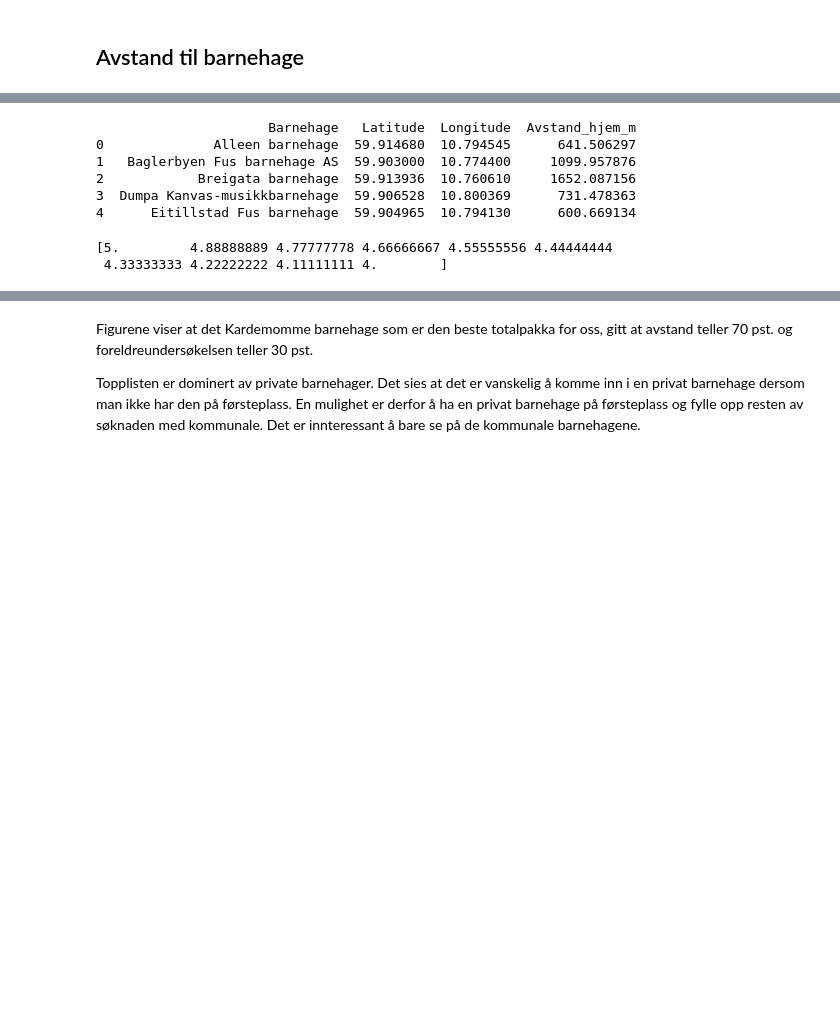
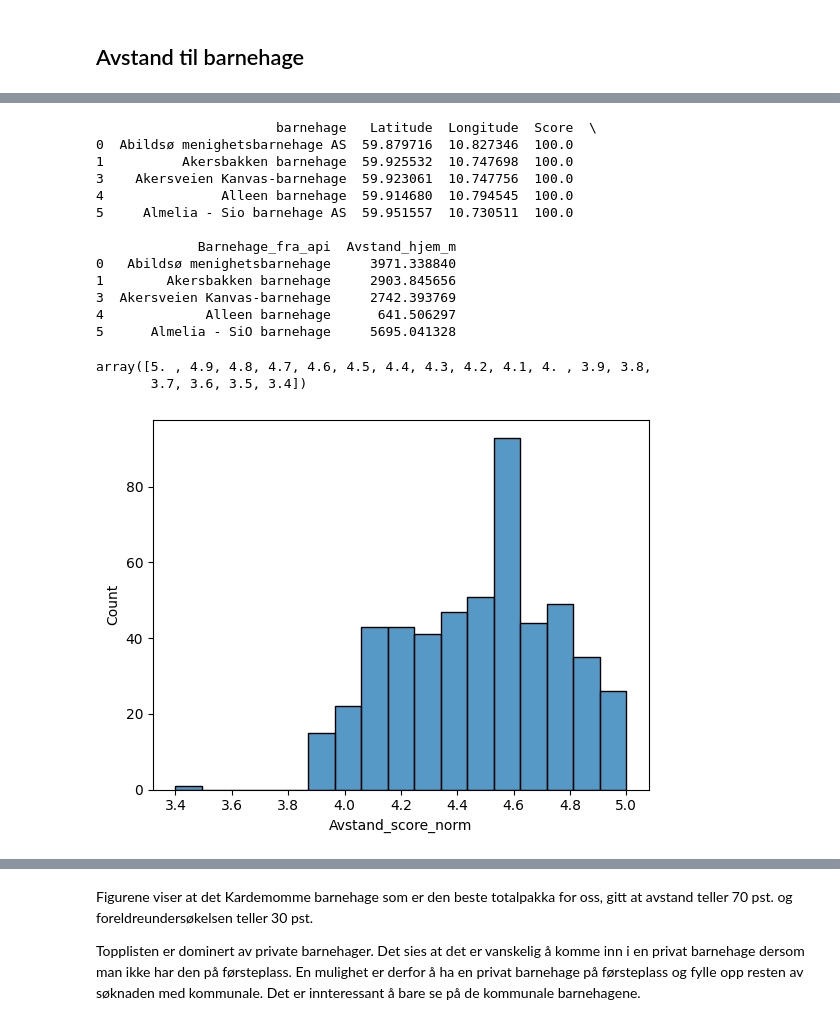
Before and after one commit to madsranden/barnehager_i_oslo, a Jupyter notebook: analyse.ipynb, the cells around one changed output, grey strips where cells are left out. Cells and saved outputs as stored; diff of their text form; code cells hidden in the pictures; blank space fills up the shorter version.

```diff
--- a/analyse.ipynb
+++ b/analyse.ipynb
@@ -278,6 +279,6 @@ Scoren på total tilfredshet bruker imidlertid ikke hele skalaen. Den største v
 # %%
 #Legger til hjem
-hjem = geocode_bedrift("Hedmarksgata 4")
+hjem = geocode_bedrift(hjem_adresse) #Hjemadresse er definert i toppen av arket for enkel oppdatering
 
 #Lager variabel med avstand mellom hjem og barnehage
 df_geo["Avstand_hjem_m"] = df_geo.apply(
@@ -286,16 +287,23 @@ df_geo["Avstand_hjem_m"] = df_geo.apply(
 
 print(df_geo.head())
 # %% [output]
-                      Barnehage   Latitude  Longitude  Avstand_hjem_m
-0              Alleen barnehage  59.914680  10.794545      641.506297
-1   Baglerbyen Fus barnehage AS  59.903000  10.774400     1099.957876
-2            Breigata barnehage  59.913936  10.760610     1652.087156
-3  Dumpa Kanvas-musikkbarnehage  59.906528  10.800369      731.478363
-4      Eitillstad Fus barnehage  59.904965  10.794130      600.669134
+                       barnehage   Latitude  Longitude  Score  \
+0  Abildsø menighetsbarnehage AS  59.879716  10.827346  100.0
+1          Akersbakken barnehage  59.925532  10.747698  100.0
+3    Akersveien Kanvas-barnehage  59.923061  10.747756  100.0
+4               Alleen barnehage  59.914680  10.794545  100.0
+5     Almelia - Sio barnehage AS  59.951557  10.730511  100.0
+
+             Barnehage_fra_api  Avstand_hjem_m
+0   Abildsø menighetsbarnehage     3971.338840
+1        Akersbakken barnehage     2903.845656
+3  Akersveien Kanvas-barnehage     2742.393769
+4             Alleen barnehage      641.506297
+5      Almelia - SiO barnehage     5695.041328
 # %%
 #Lager trinn for å gir en score
-trinn = np.linspace(5, 4, 10)
-print(trinn)
+trinn = np.linspace(df_wide["Tilfredshet"].max(), df_wide["Tilfredshet"].min(), len(df_wide["Tilfredshet"].value_counts()))
+trinn
 # %% [output]
-[5.         4.88888889 4.77777778 4.66666667 4.55555556 4.44444444
- 4.33333333 4.22222222 4.11111111 4.        ]
+array([5. , 4.9, 4.8, 4.7, 4.6, 4.5, 4.4, 4.3, 4.2, 4.1, 4. , 3.9, 3.8,
+       3.7, 3.6, 3.5, 3.4])
@@ -333,6 +329,13 @@ df_geo["Avstand_score_norm"] = (
     labels=trinn)
     .astype(float)
 )
+# %%
+sns.histplot(df_geo,
+x="Avstand_score_norm",
+bins=17)
+plt.show() #Siden en barnehage er veldig langt unna, er det den eneste som får den dårligste score. Det gir på en måte mening, men bruker i praksis lite av skala. Vurder en annen tilnærming. Feks kontinuerlig funksjon
+# %% [output]
+[figure, added]
 # %%
 #Merger datasett
 df_merged = pd.merge(
```
Also changed, not shown: parts of 25 cells of this notebook, 1 other file.
